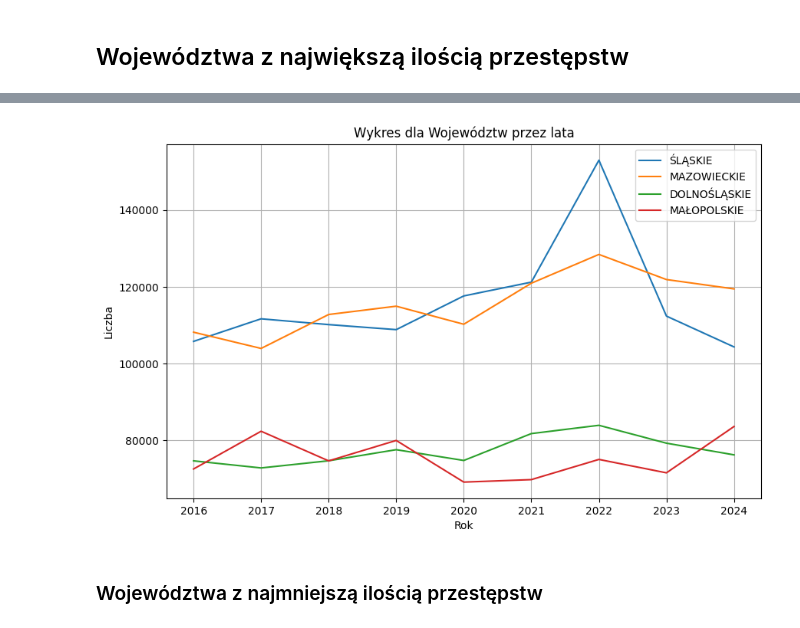
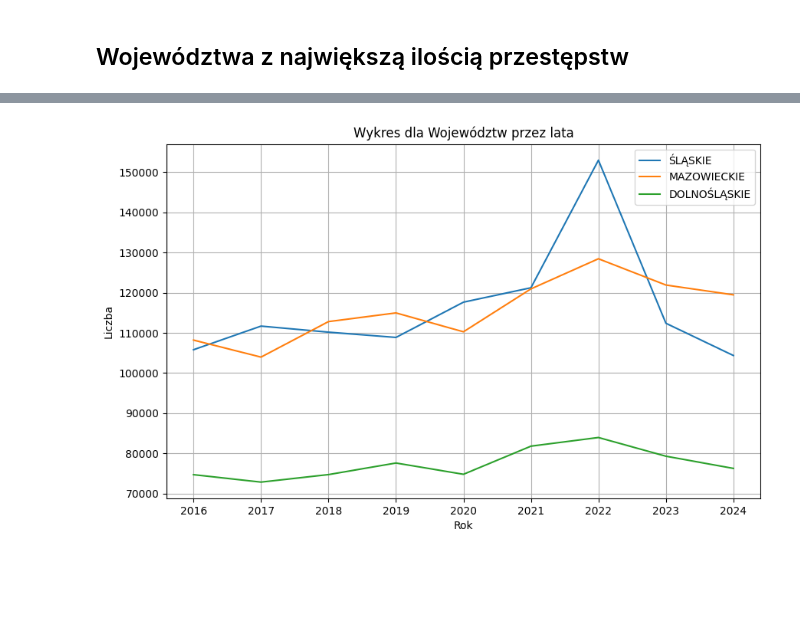
Before and after one commit to wwielakowska/in-ynierka, a Jupyter notebook: dane_zaczynamy.ipynb, the cells around one changed output, grey strips where cells are left out. Saved outputs shown, nothing was run; the diff lists cells and outputs as text; code cells hidden in the pictures; blank space fills up the shorter version.

```diff
--- a/dane_zaczynamy.ipynb
+++ b/dane_zaczynamy.ipynb
@@ -304,4 +280,8 @@ Try using .loc[row_indexer,col_indexer] = value instead
 
 See the caveats in the documentation: https://pandas.pydata.org/pandas-docs/stable/user_guide/indexing.html#returning-a-view-versus-a-copy
   df_final["Kwartał"] = df_final["Kwartał"].map(mapa_kwartał)
+# %%
+#tworzymy nową kolumnę zawierającą dany rok i kwartał
+df_final = df_final.sort_values(['Rok', 'Kwartał'])
+df_final['Data'] = df_final['Rok'].astype(str) + '-Q' + df_final['Kwartał'].astype(str)
 # %%
@@ -586,15 +435,10 @@ Skok w województwie Śląskim
 # %% [markdown]
 ## Wykres dla przestępczości w Polsce - kwartalnie
 # %%
-df_quarters = df_final[(df_final['Województwo'] == 'POLSKA') & (df_final['Przestępstwo'] == 'ogółem')  & (df_final['Kwartał'] != 0)]
-
-#tworzymy nową kolumnę zawierającą dany rok i kwartał
-df_quarters = df_quarters.sort_values(['Rok', 'Kwartał'])
-df_quarters['Data'] = df_quarters['Rok'].astype(str) + '-Q' + df_quarters['Kwartał'].astype(str)
-
+df_poland = df_final[(df_final['Województwo'] == 'POLSKA') & (df_final['Przestępstwo'] == 'ogółem')  & (df_final['Kwartał'] != 0)]
 
 plt.figure(figsize=(12,7))
-plt.plot(df_quarters['Data'], df_quarters['Liczba'])
+plt.plot(df_poland['Data'], df_poland['Liczba'])
 plt.title('Wykres przestępczości w Polsce – kwartalnie')
 plt.xlabel('Rok i Kwartał')
 plt.ylabel('Liczba przestępstw')
@@ -625,8 +469,8 @@ plt.show()
 ### Wykres dla kwartalnych trendów w czasie
 # %%
 plt.figure(figsize=(10, 6))
-for i in df_quarters['Kwartał'].unique():
-    df = df_quarters[df_quarters["Kwartał"] == i]
+for i in df_poland['Kwartał'].unique():
+    df = df_poland[df_poland["Kwartał"] == i]
     df.set_index('Rok', inplace=True)
     plt.plot(df.index, df['Liczba'], label='Kwartał ' + i.astype(str))
 
@@ -733,7 +577,7 @@ plt.show()
 # %% [markdown]
 ## Województwa z największą ilością przestępstw
 # %%
-woj_top = woj_sum.nlargest(4)
+woj_top = woj_sum.nlargest(3)
 
 plt.figure(figsize=(8,6))
 plt.bar(woj_top.index, woj_top.values, color='purple')
@@ -746,18 +590,16 @@ plt.show()
 # %%
 plt.figure(figsize=(10,6))
-for i in range(4):
+for i in range(3):
     df = df_woj[df_woj['Województwo'] == woj_top.index[i]]
     df.set_index('Rok', inplace=True)
     plt.plot(df.index, df['Liczba'], label=(woj_top.index[i]))
 
 plt.xlabel('Rok')
 plt.ylabel('Liczba')
 plt.title('Wykres dla Województw przez lata')
 plt.xticks(df.index)
 plt.legend()
 plt.grid(True)
 plt.show()
 # %% [output]
-[figure, old version]
+[figure, new version]
-# %% [markdown]
-### Województwa z najmniejszą ilością przestępstw
```
Also changed, not shown: parts of 82 cells of this notebook, 1 other file.
